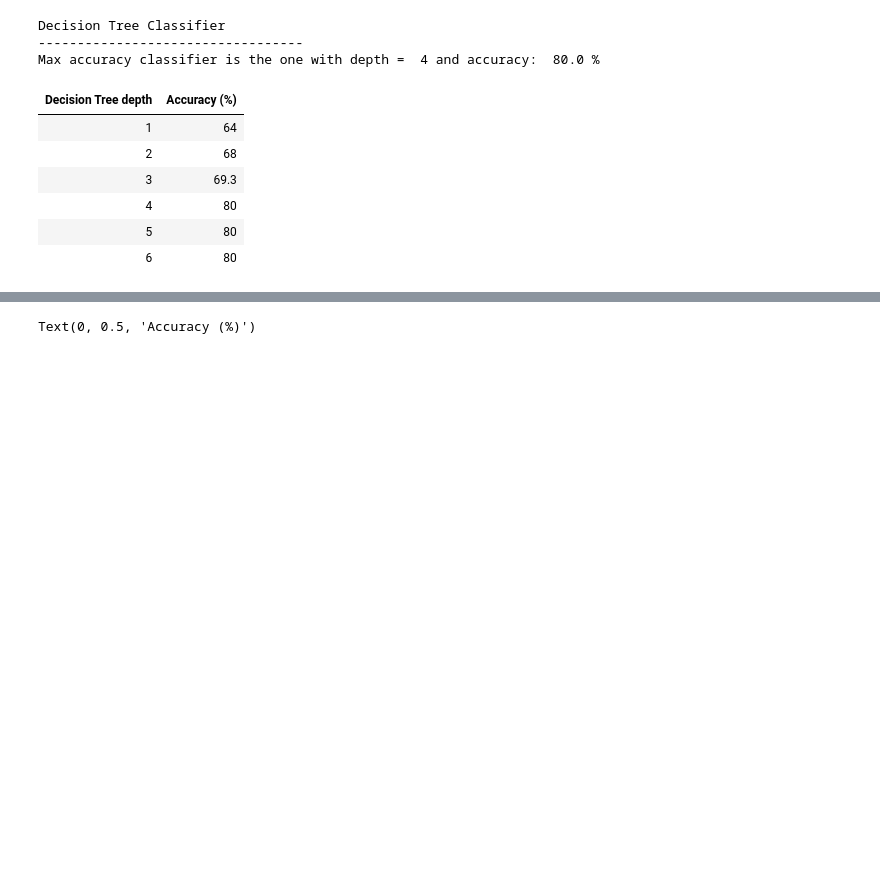
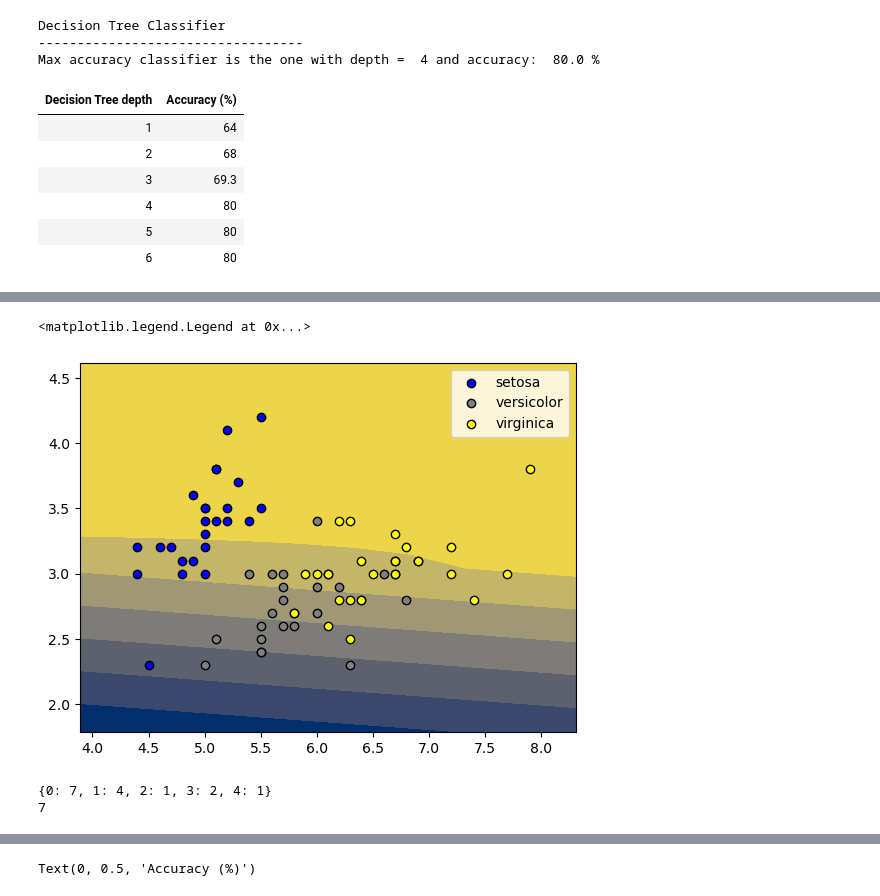
Before and after one commit to styltopa/PatternRecognition, a Jupyter notebook: topalidis_9613_Assignment3.ipynb, the cells around one changed output, grey strips where cells are left out. Saved outputs shown, nothing was run; the diff lists cells and outputs as text; code cells hidden in the pictures; blank space fills up the shorter version.

```diff
--- a/topalidis_9613_Assignment3.ipynb
+++ b/topalidis_9613_Assignment3.ipynb
@@ -234,0 +228,65 @@ KeyboardInterrupt:
+# %%
+# Part B
+# B.1
+
+B = 100
+gamma = 0.5
+bootSamSize = round(gamma*numOfTrainingData)
+clfList = []
+votingList  = []
+Z = np.zeros_like(X)
+votingArr = np.zeros((100, 1))
+
+for treeCount in range(B):
+    bootIndexes = np.random.randint(0, len(targetArr), bootSamSize)
+    bootSam = trainingArr[bootIndexes]
+    bootSamTarget = targetArrTraining[bootIndexes]
+    clf = DecisionTreeClassifier(max_depth=depth, random_state = rnd)
+    clf = clf.fit(bootSam, bootSamTarget)
+    clfList.append(clf)
+
+for x in range(numOfPointsInMesh):
+    for y in range(numOfPointsInMesh):
+        valToPredict = np.stack((X[x, y], Y[x, y]))
+        valToPredictReshaped = valToPredict.reshape(1, -1)
+        votingArr = np.zeros((100, 1))
+        for treeCount in range(B):
+            vote = clfList[treeCount].predict(valToPredictReshaped)
+            # add an element to the end of the array
+            tempArr = np.insert(votingArr, len(votingArr), vote, axis = 0)
+            votingArr = tempArr
+        # votingArr = np.array(votingList)
+        # unique, counts = np.unique(votingArr, return_counts=True)
+        # voteDict = dict(zip(unique, counts))
+        for classCode in range(len(targetArr)):
+            if Z[x, y] < np.count_nonzero(votingArr == classCode):
+                Z[x, y] = np.count_nonzero(votingArr == classCode)
+
+fig, ax = plt.subplots()
+c  = ['blue', 'grey', 'yellow']
+CS = ax.contourf(X, Y, Z, cmap=plt.cm.cividis)
+
+# Multiple scatter diagrams, one per kind of flower
+for i, t in enumerate(targetArr):
+    targetInds = np.where(targetArrTesting == t)
+    plt.scatter(
+        testingArr[targetInds, 0], testingArr[targetInds, 1], color = c[i],
+        edgecolor="black", label =  iris.target_names[i]
+    )
+
+plt.legend()
+# %% [output]
+<matplotlib.legend.Legend at 0x...>
+[figure, added]
+# %%
+
+import numpy
+a = numpy.array([0, 3, 0, 1, 0, 1, 2, 1, 0, 0, 0, 0, 1, 3, 4])
+unique, counts = numpy.unique(a, return_counts=True)
+
+myDict = dict(zip(unique, counts))
+print(myDict) # {0: 7, 1: 4, 2: 1, 3: 2, 4: 1}
+print(myDict[0])
+# %% [output]
+{0: 7, 1: 4, 2: 1, 3: 2, 4: 1}
+7
```
Also changed, not shown: parts of 3 cells of this notebook.
